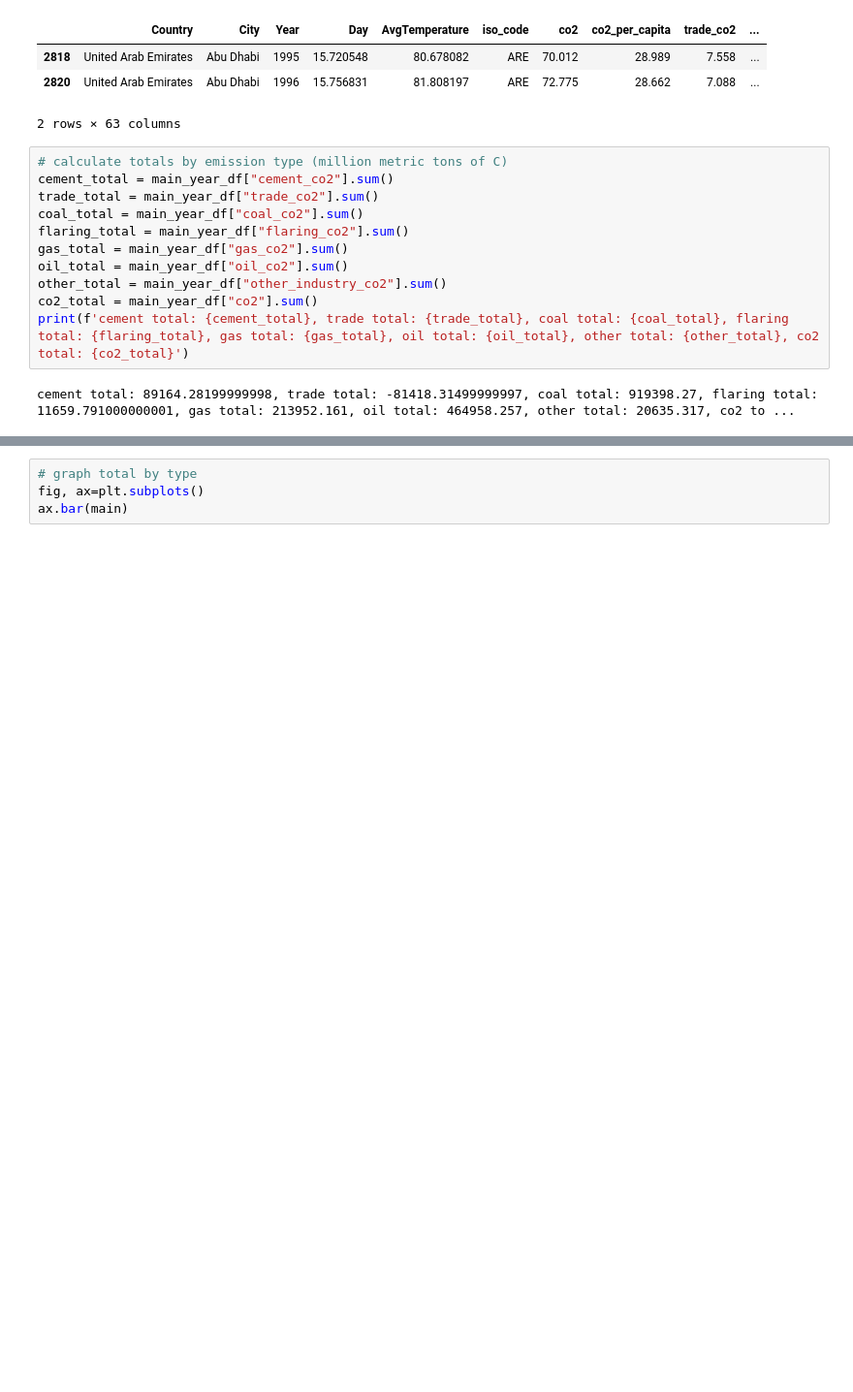
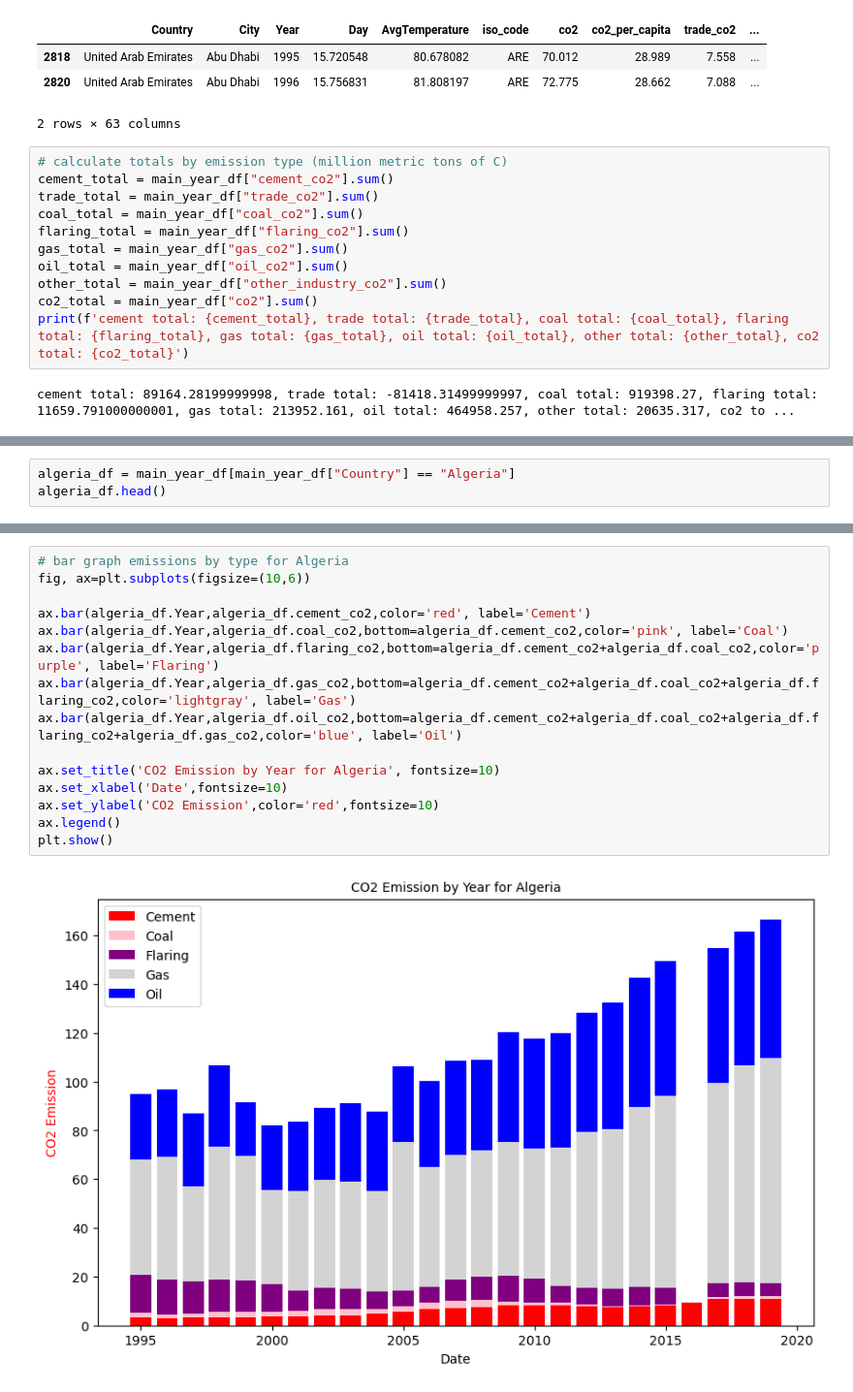
Before and after one commit to sherryli1116/finalproject-group15, a Jupyter notebook: city_temperature_graphs.ipynb, the cells around one changed output, grey strips where cells are left out. Shown: that part at 97% size. Drawn from its saved outputs; the diff is of its cells as text; blank space fills up the shorter version.

```diff
--- a/city_temperature_graphs.ipynb
+++ b/city_temperature_graphs.ipynb
@@ -504,0 +550,3 @@ cement total: 89164.28199999998, trade total: -81418.31499999997, coal total: 91
+# %%
+algeria_df = main_year_df[main_year_df["Country"] == "Algeria"]
+algeria_df.head()
@@ -505,4 +582,17 @@ cement total: 89164.28199999998, trade total: -81418.31499999997, coal total: 91
 # %%
-# graph total by type
-fig, ax=plt.subplots()
-ax.bar(main)
+# bar graph emissions by type for Algeria
+fig, ax=plt.subplots(figsize=(10,6))
+
+ax.bar(algeria_df.Year,algeria_df.cement_co2,color='red', label='Cement')
+ax.bar(algeria_df.Year,algeria_df.coal_co2,bottom=algeria_df.cement_co2,color='pink', label='Coal')
+ax.bar(algeria_df.Year,algeria_df.flaring_co2,bottom=algeria_df.cement_co2+algeria_df.coal_co2,color='purple', label='Flaring')
+ax.bar(algeria_df.Year,algeria_df.gas_co2,bottom=algeria_df.cement_co2+algeria_df.coal_co2+algeria_df.flaring_co2,color='lightgray', label='Gas')
+ax.bar(algeria_df.Year,algeria_df.oil_co2,bottom=algeria_df.cement_co2+algeria_df.coal_co2+algeria_df.flaring_co2+algeria_df.gas_co2,color='blue', label='Oil')
+
+ax.set_title('CO2 Emission by Year for Algeria', fontsize=10)
+ax.set_xlabel('Date',fontsize=10)
+ax.set_ylabel('CO2 Emission',color='red',fontsize=10)
+ax.legend()
+plt.show()
+# %% [output]
+[figure, added]
```
Also changed, not shown: parts of 11 cells of this notebook.
